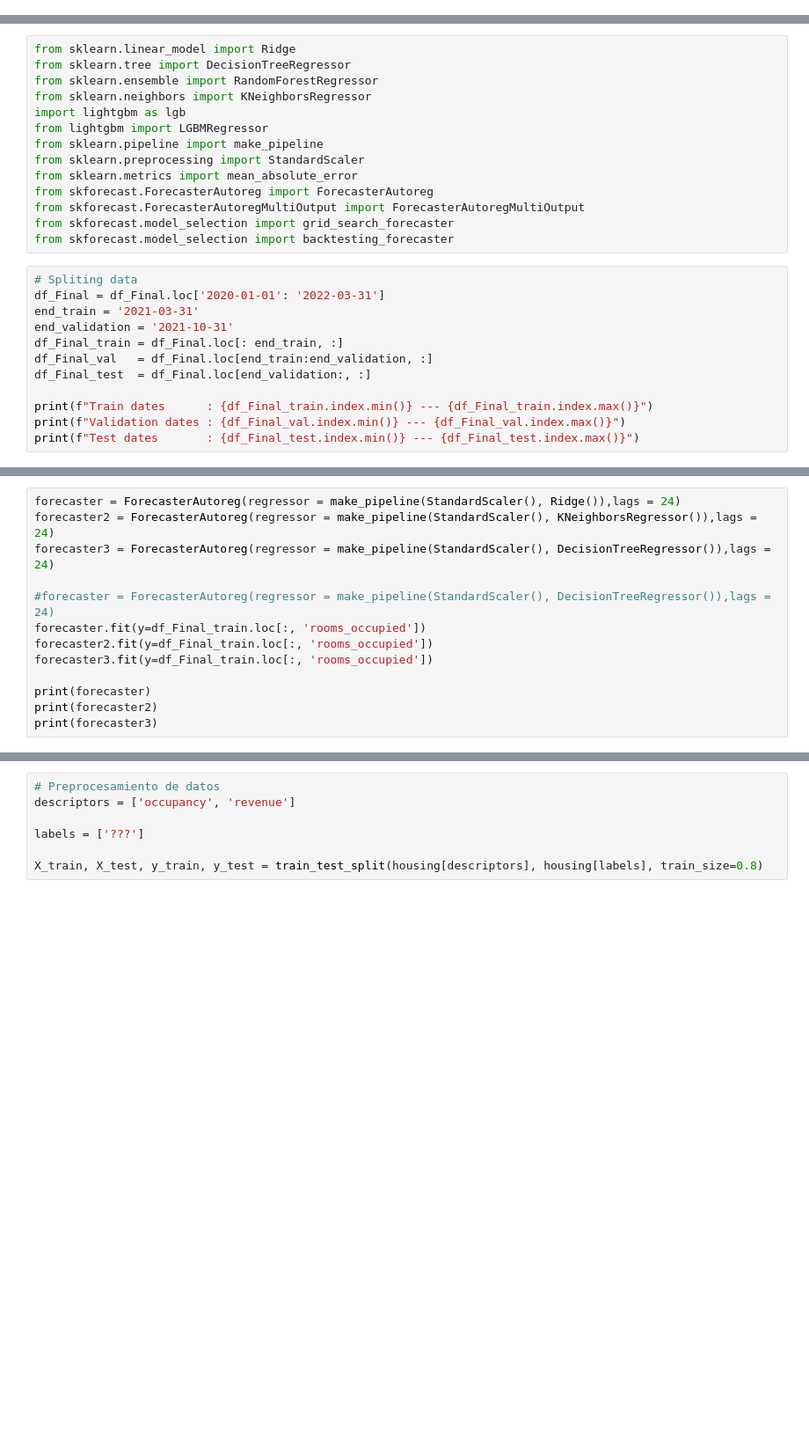
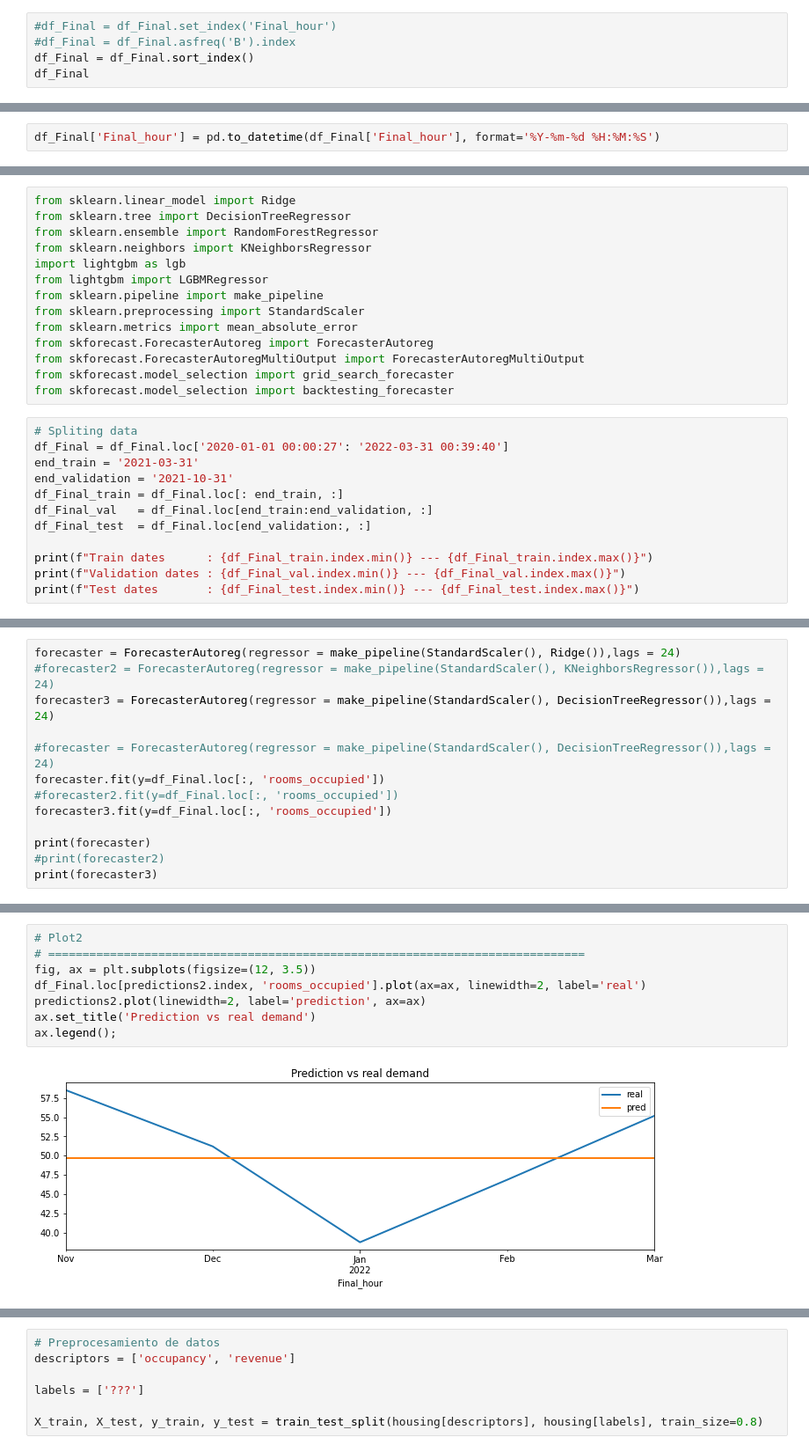
Before and after one commit to a01625364/prisma, a Jupyter notebook: ipynb/Evi2Ent3.ipynb, the cells around one changed output, grey strips where cells are left out. Shown at 88% size. Cells and saved outputs as stored; diff of their text form; blank space fills up the shorter version.

Commit message:
Update Evi2Ent3.ipynb
unique index fix

```diff
--- a/ipynb/Evi2Ent3.ipynb
+++ b/ipynb/Evi2Ent3.ipynb
@@ -302,0 +714,5 @@ df_Final
+# %%
+#df_Final = df_Final.set_index('Final_hour')
+#df_Final = df_Final.asfreq('B').index
+df_Final = df_Final.sort_index()
+df_Final
@@ -302,0 +734,2 @@ df_Final
+# %%
+df_Final['Final_hour'] = pd.to_datetime(df_Final['Final_hour'], format='%Y-%m-%d %H:%M:%S')
@@ -316,7 +759,7 @@ from skforecast.model_selection import grid_search_forecaster
 from skforecast.model_selection import backtesting_forecaster
 # %%
 # Spliting data
-df_Final = df_Final.loc['2020-01-01': '2022-03-31']
+df_Final = df_Final.loc['2020-01-01 00:00:27': '2022-03-31 00:39:40']
 end_train = '2021-03-31'
 end_validation = '2021-10-31'
 df_Final_train = df_Final.loc[: end_train, :]
@@ -329,13 +776,13 @@ print(f"Test dates       : {df_Final_test.index.min()} --- {df_Final_test.index.
 # %%
 forecaster = ForecasterAutoreg(regressor = make_pipeline(StandardScaler(), Ridge()),lags = 24)
-forecaster2 = ForecasterAutoreg(regressor = make_pipeline(StandardScaler(), KNeighborsRegressor()),lags = 24)
+#forecaster2 = ForecasterAutoreg(regressor = make_pipeline(StandardScaler(), KNeighborsRegressor()),lags = 24)
 forecaster3 = ForecasterAutoreg(regressor = make_pipeline(StandardScaler(), DecisionTreeRegressor()),lags = 24)
 
 #forecaster = ForecasterAutoreg(regressor = make_pipeline(StandardScaler(), DecisionTreeRegressor()),lags = 24)
-forecaster.fit(y=df_Final_train.loc[:, 'rooms_occupied'])
-forecaster2.fit(y=df_Final_train.loc[:, 'rooms_occupied'])
-forecaster3.fit(y=df_Final_train.loc[:, 'rooms_occupied'])
+forecaster.fit(y=df_Final.loc[:, 'rooms_occupied'])
+#forecaster2.fit(y=df_Final.loc[:, 'rooms_occupied'])
+forecaster3.fit(y=df_Final.loc[:, 'rooms_occupied'])
 
 print(forecaster)
-print(forecaster2)
+#print(forecaster2)
 print(forecaster3)
@@ -375,0 +881,10 @@ metric2, predictions2 = backtesting_forecaster(
+# %%
+# Plot2
+# ==============================================================================
+fig, ax = plt.subplots(figsize=(12, 3.5))
+df_Final.loc[predictions2.index, 'rooms_occupied'].plot(ax=ax, linewidth=2, label='real')
+predictions2.plot(linewidth=2, label='prediction', ax=ax)
+ax.set_title('Prediction vs real demand')
+ax.legend();
+# %% [output]
+[figure, added]
```
Also changed, not shown: parts of 79 cells of this notebook.
